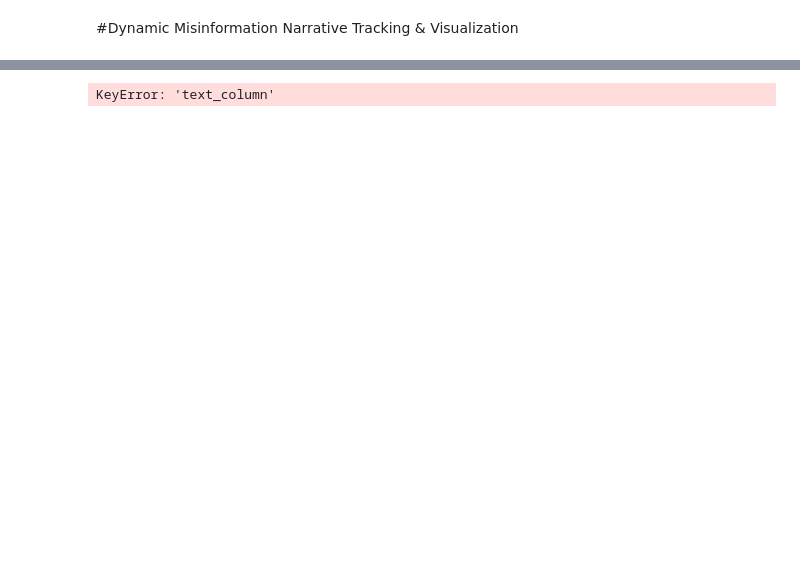
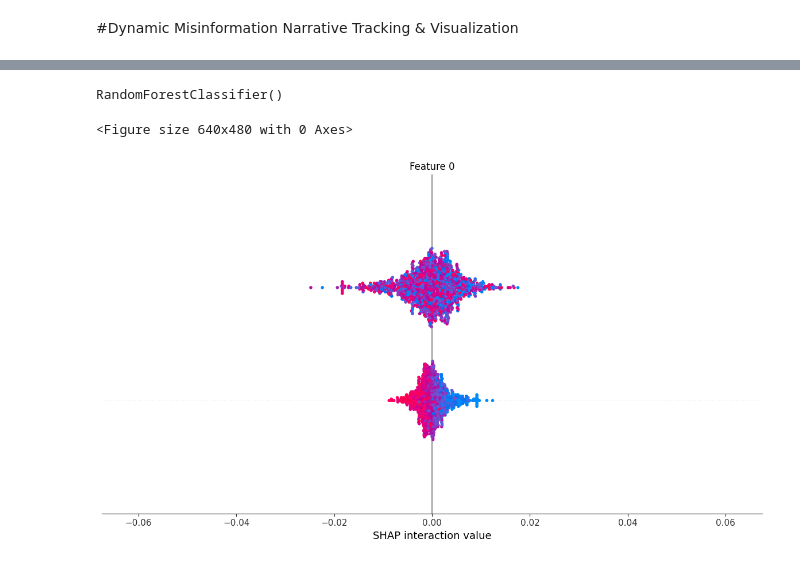
Before and after one commit to SreeSajeev/FakeNewsDetector, a Jupyter notebook: fakenewsdetector.ipynb, the cells around one changed output, grey strips where cells are left out. Saved outputs shown, nothing was run; the diff lists cells and outputs as text; code cells hidden in the pictures; blank space fills up the shorter version.

```diff
--- a/fakenewsdetector.ipynb
+++ b/fakenewsdetector.ipynb
@@ -258,12 +257,6 @@ import shap
 import matplotlib.pyplot as plt
 # %%
 nlp = spacy.load("en_core_web_sm")
-# %%
-df = pd.read_csv('/news.csv')
-# %%
-texts = df['text_column'].dropna().tolist()
-
-# Clean and preprocess
-processed_docs = [nlp(text.lower()) for text in texts]
-# %% [output]
-KeyError: 'text_column'
+# %%
+texts = df['text'].dropna().tolist()
+processed_docs = list(nlp.pipe((text.lower() for text in texts), batch_size=50, n_process=-1))
@@ -269,0 +268,25 @@ KeyError: 'text_column'
+# %%
+from sentence_transformers import SentenceTransformer
+
+model = SentenceTransformer('all-MiniLM-L6-v2')
+embeddings = model.encode(texts, show_progress_bar=True)
+# %%
+from sklearn.ensemble import RandomForestClassifier
+from sklearn.model_selection import train_test_split
+
+X_train, X_test, y_train, y_test = train_test_split(embeddings, df['label'], test_size=0.2)
+clf = RandomForestClassifier()
+clf.fit(X_train, y_train)
+# %% [output]
+RandomForestClassifier()
+# %%
+import shap
+
+explainer = shap.Explainer(clf)
+shap_values = explainer(X_test)
+
+# Visualize
+shap.summary_plot(shap_values, features=X_test)
+# %% [output]
+<Figure size 640x480 with 0 Axes>
+[figure, added]
```
Also changed, not shown: parts of 7 cells of this notebook.
